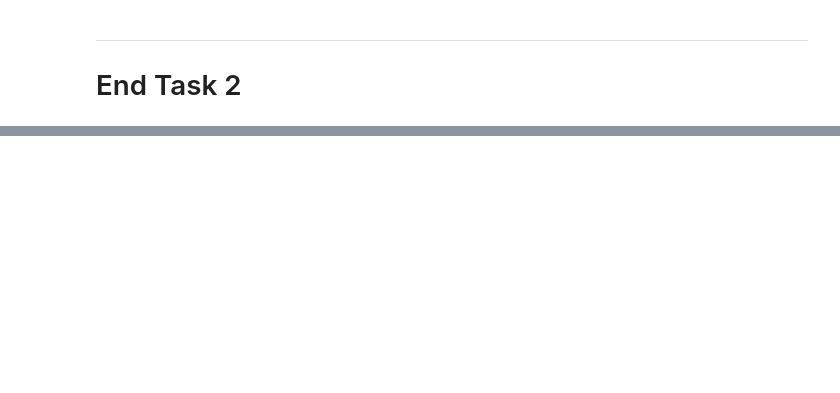
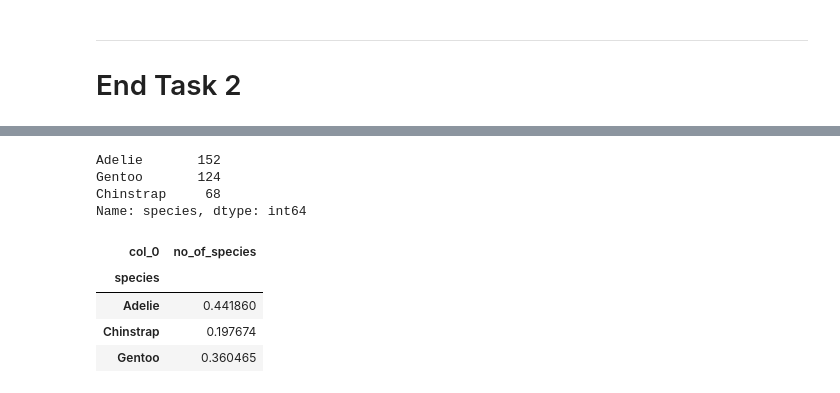
Before and after one commit to AudeAllen/Fundamentals-of-Data-Analysis---Tasks-and-Project, a Jupyter notebook: tasks.ipynb, the cells around one changed output, grey strips where cells are left out. Drawn from its saved outputs; the diff is of its cells as text; code cells hidden in the pictures; blank space fills up the shorter version.

```diff
--- a/tasks.ipynb
+++ b/tasks.ipynb
@@ -190,0 +199,44 @@ Continuous Probability Distributions
+# %%
+# Firstly I import the pandas package to read the penguins.csv file
+
+import pandas as pd
+
+# Read in CSV file
+
+penguins  = pd.read_csv('penguins.csv')
+
+# The below piece of code counts how many times each species appears in the dataset
+
+df = penguins['species'].value_counts()
+print(df)
+
+# What we can see from the frequency distribution below is that the Adelie species appears the most times in the dataset and Chinstrap
+# the least amount of times
+# %% [output]
+Adelie       152
+Gentoo       124
+Chinstrap     68
+Name: species, dtype: int64
+# %%
+import pandas as pd
+
+# Read in CSV file
+
+penguins  = pd.read_csv('penguins.csv')
+
+# one way frequency table for the species column.
+freq_table = pd.crosstab(penguins['species'], 'no_of_species')
+
+# frequency table in proportion of species
+freq_table= freq_table/len(penguins)
+
+freq_table
+
+# The below frequency table shows the proportion of the total of that species appears in the dataset. This is a just a different
+# representation of the frequency table above
+# %% [output]
+| col_0 | no_of_species |
+| species |  |
+| Adelie | 0.441860 |
+| Chinstrap | 0.197674 |
+| Gentoo | 0.360465 |
```
Also changed, not shown: parts of 6 cells of this notebook, 1 other file.
